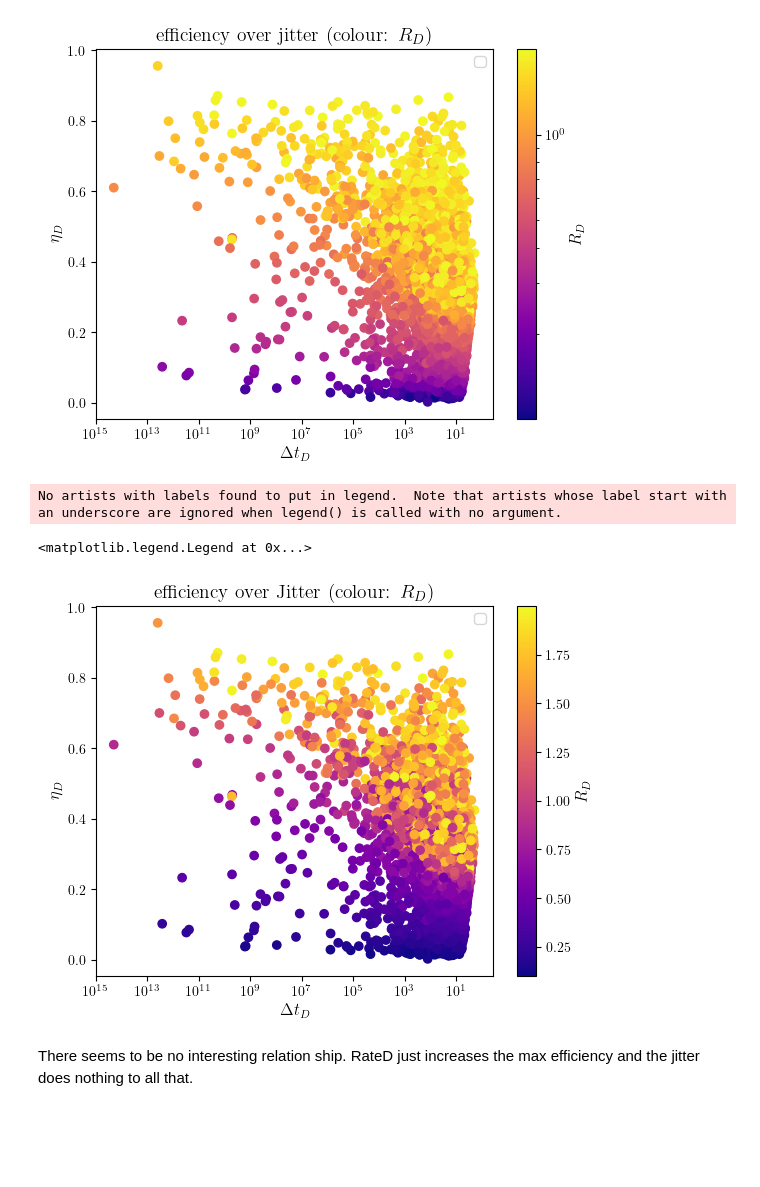
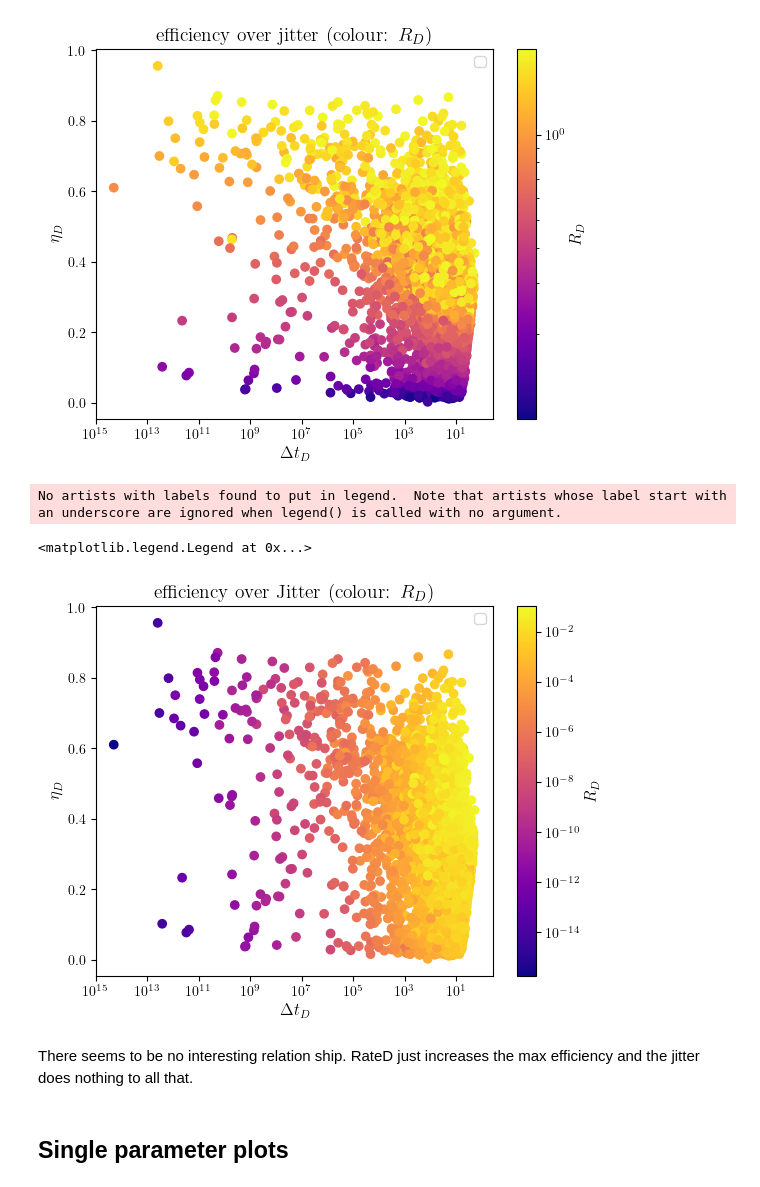
Before and after one commit to Emanuel-Schwarzhans/Quantum-detectors-as-autonomous-machines-assessing-the-thermodynamics-of-information-acquisit-co, a Jupyter notebook: thermal_single_photon_activation_amplification.ipynb, the cells around one changed output. Drawn from its saved outputs; the diff is of its cells as text; code cells hidden in the pictures; blank space fills up the shorter version.

```diff
--- a/thermal_single_photon_activation_amplification.ipynb
+++ b/thermal_single_photon_activation_amplification.ipynb
@@ -3062,6 +3273,7 @@ condition = dset["k"] == 1
 condition &= dset["efficiency"] >0.0
 condition &= dset["efficiency"] <1
 condition &= dset["entropy production"] >0.0
+# condition &= dset["entropy production"] <0.6
 
 condition &= dset["jitter"]>0.01
 
@@ -3075,35 +3287,37 @@ dset=dset[condition]
 
 
 fig, ax = plt.subplots()
 ax.set_xlabel("$\Delta t_D$")
 ax.set_ylabel("$\eta_D$")
 
 plt.gca().invert_xaxis()
 # plt.gca().invert_yaxis()
 
 # ax.set_yscale('log')
 ax.set_xscale('log')
 
 # ax.set_ylim([0,1])
 
 Ladder_B_abs_rate=np.exp(-dset["e_s"].values/dset["TC"].values)*dset["rateB"].values
 Ladder_D_abs_rate=np.exp(-(dset["e_s"].values+dset["e_l"].values)/dset["TC"].values)*dset["rateD"].values
 
 plt.title("efficiency over Jitter (colour: $R_D$)")
 scatter=plt.scatter(dset["jitter"].values,
                     dset["efficiency"].values,
-                    c=dset["rateD"].values,
+                    c=dset["dark count rate"].values,
                     cmap='plasma',
-                    norm=mcolor.Normalize() # .LogNorm() or Normalize
+                    norm=mcolor.LogNorm() # .LogNorm() or Normalize
                 )
 
 
 
 plt.colorbar(scatter, label="$R_D$")
 plt.legend()
 # %% [output]
 No artists with labels found to put in legend.  Note that artists whose label start with an underscore are ignored when legend() is called with no argument.
 <matplotlib.legend.Legend at 0x...>
-[figure, old version]
+[figure, new version]
 # %% [markdown]
 There seems to be no interesting relation ship. RateD just increases the max efficiency and the jitter does nothing to all that.
+# %% [markdown]
+## Single parameter plots
```
Also changed, not shown: parts of 14 cells of this notebook, 2 other files.
